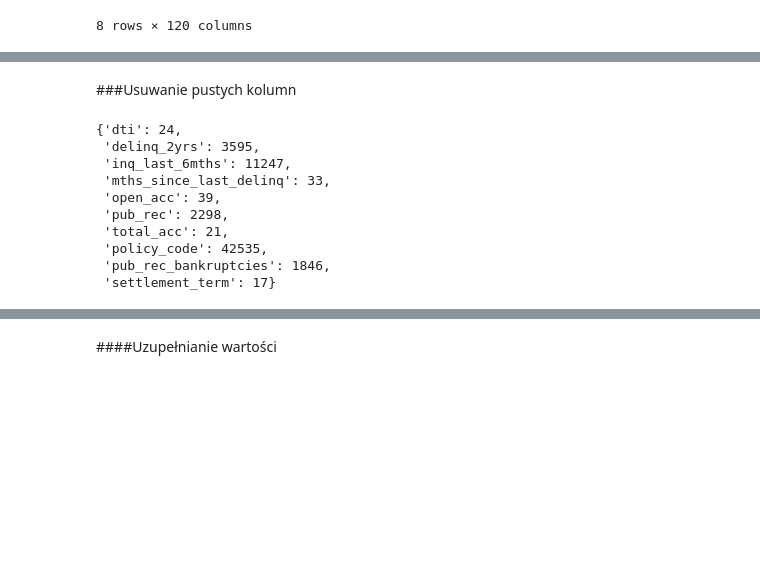
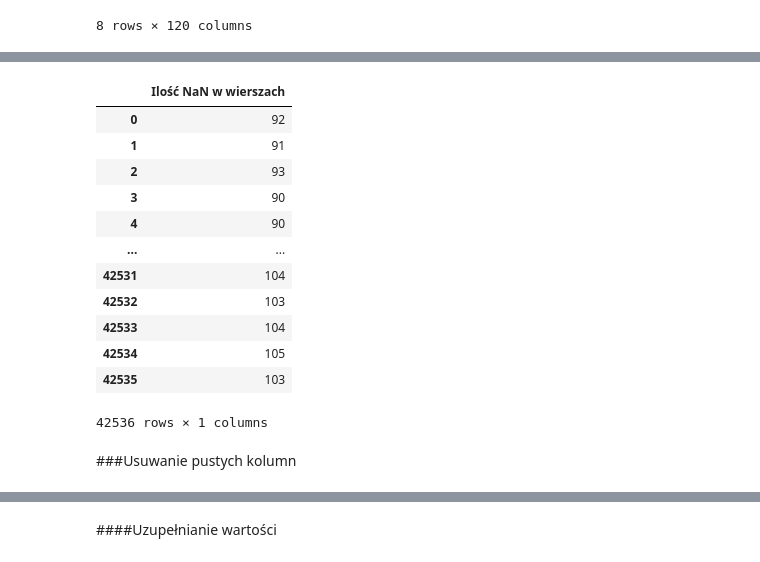
Before and after one commit to Hubert26/machine-learning, a Jupyter notebook: project_Hubert_Szewczyk.ipynb, the cells around one changed output, grey strips where cells are left out. Saved outputs shown, nothing was run; the diff lists cells and outputs as text; code cells hidden in the pictures; blank space fills up the shorter version.

```diff
--- a/project_Hubert_Szewczyk.ipynb
+++ b/project_Hubert_Szewczyk.ipynb
@@ -106,17 +99,19 @@ dict_naan
+# %%
+df_naan_rows = pd.DataFrame({'Ilość NaN w wierszach': mask.sum(axis=1)})
+df_naan_rows
+# %% [output]
+|  | Ilość NaN w wierszach |
+| 0 | 92 |
+| 1 | 91 |
+| 2 | 93 |
+| 3 | 90 |
+| 4 | 90 |
+| ... | ... |
+| 42531 | 104 |
+| 42532 | 103 |
+| 42533 | 104 |
+| 42534 | 105 |
+| 42535 | 103 |
+42536 rows × 1 columns
 # %% [markdown]
 ###Usuwanie pustych kolumn
-# %%
-selected_columns = [column for column, count in zip(df.columns, naan_counts) if count > 0]
-dict_naan = {klucz: dict_naan[klucz] for klucz in selected_columns if klucz in dict_naan}
-dict_naan
-# %% [output]
-{'dti': 24,
- 'delinq_2yrs': 3595,
- 'inq_last_6mths': 11247,
- 'mths_since_last_delinq': 33,
- 'open_acc': 39,
- 'pub_rec': 2298,
- 'total_acc': 21,
- 'policy_code': 42535,
- 'pub_rec_bankruptcies': 1846,
- 'settlement_term': 17}
```
Also changed, not shown: parts of 20 cells of this notebook.
